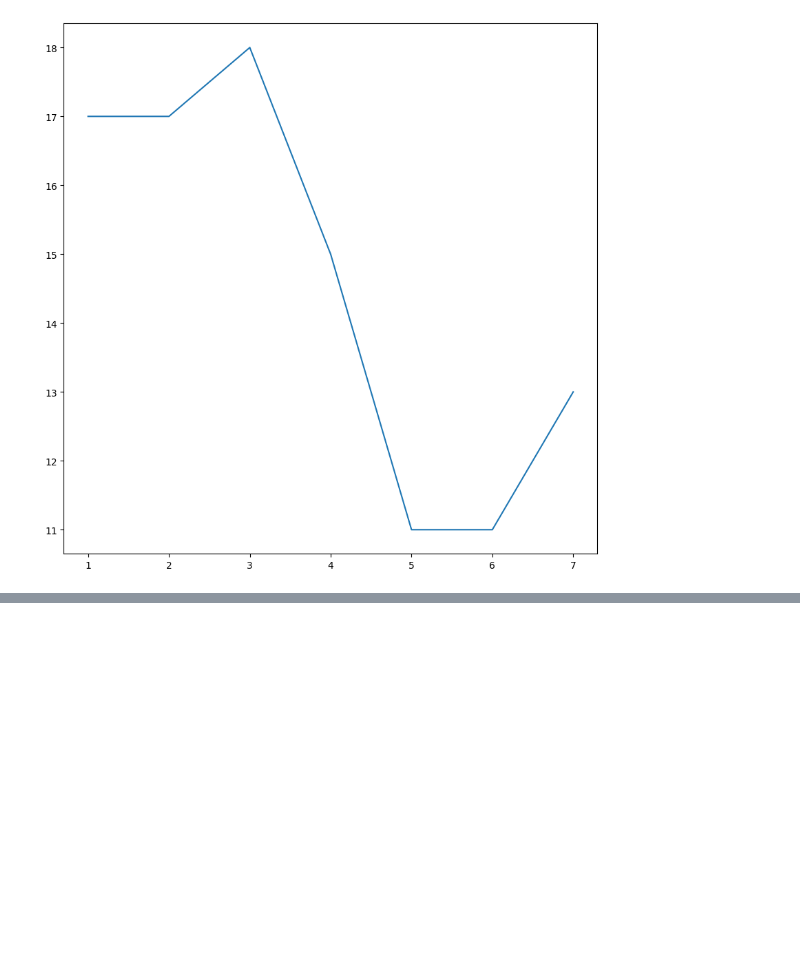
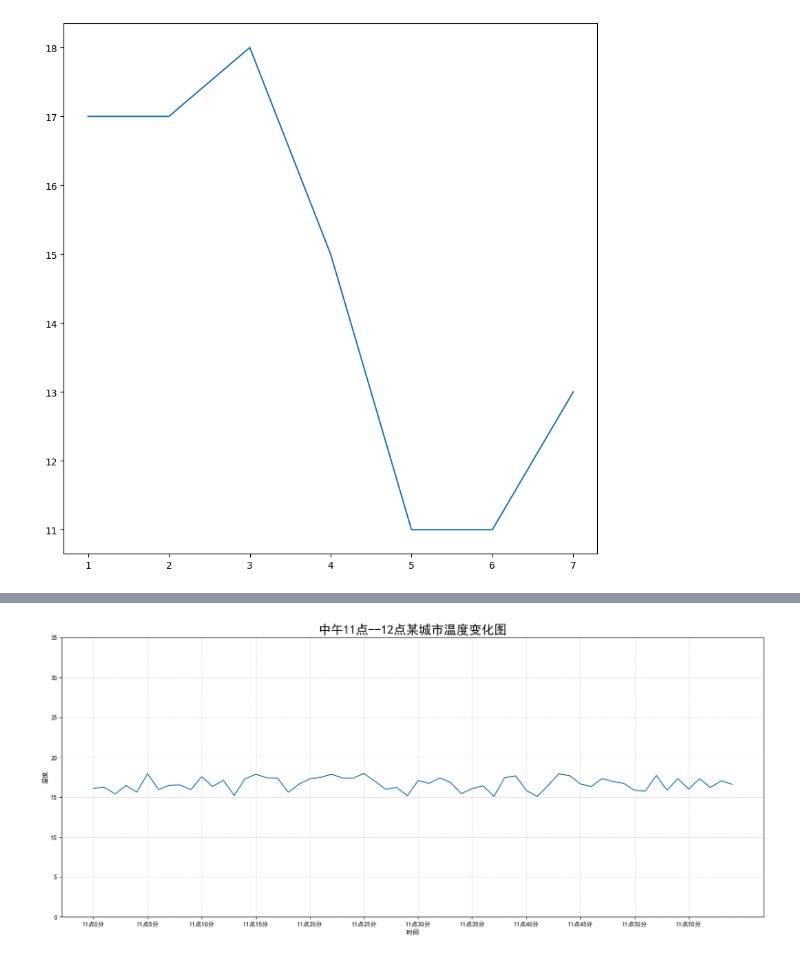
Before and after one commit to AmazingYe-oss/DataScience-Learning-Kit, a Jupyter notebook: code/matplotlib_examples.ipynb, the cells around one changed output, grey strips where cells are left out. Drawn from its saved outputs; the diff is of its cells as text; code cells hidden in the pictures; blank space fills up the shorter version.

```diff
--- a/code/matplotlib_examples.ipynb
+++ b/code/matplotlib_examples.ipynb
@@ -13,0 +34,44 @@ plt.show()
+# %%
+import matplotlib.pyplot as plt
+import random
+from pylab import mpl
+
+# 设置显示中文字体
+mpl.rcParams["font.sans-serif"] = ["SimHei"]
+# 设置正常显示符号
+mpl.rcParams["axes.unicode_minus"] = False
+
+# 0.准备数据
+x = range(60)
+y_shanghai = [random.uniform(15, 18) for i in x]
+
+# 1.创建画布
+plt.figure(figsize=(20, 8), dpi=100)
+
+# 2.绘制图像
+plt.plot(x, y_shanghai)
+
+# 2.1 添加x,y轴刻度
+# 构造x,y轴刻度标签
+x_ticks_label = ["11点{}分".format(i) for i in x]
+y_ticks = range(40)
+
+# 刻度显示
+plt.xticks(x[::5], x_ticks_label[::5])
+plt.yticks(y_ticks[::5])
+
+# 2.2 添加网格显示
+plt.grid(True, linestyle="--", alpha=0.5)
+
+# 2.3 添加描述信息
+plt.xlabel("时间")
+plt.ylabel("温度")
+plt.title("中午11点--12点某城市温度变化图", fontsize=20)
+
+# 2.4 图像保存
+plt.savefig("./test.png")
+
+# 3.图像显示
+plt.show()
+# %% [output]
+[figure, added]
```
Also changed, not shown: parts of 4 cells of this notebook, 6 other files.
